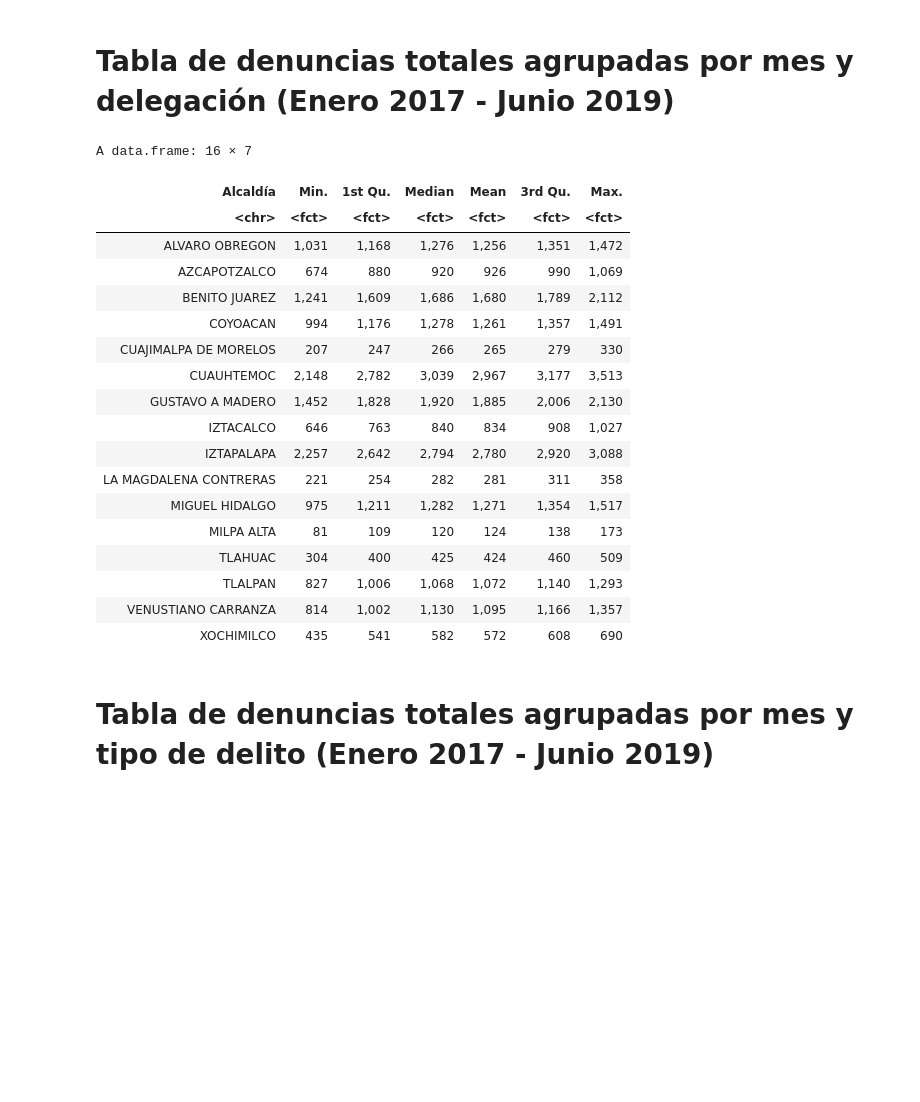
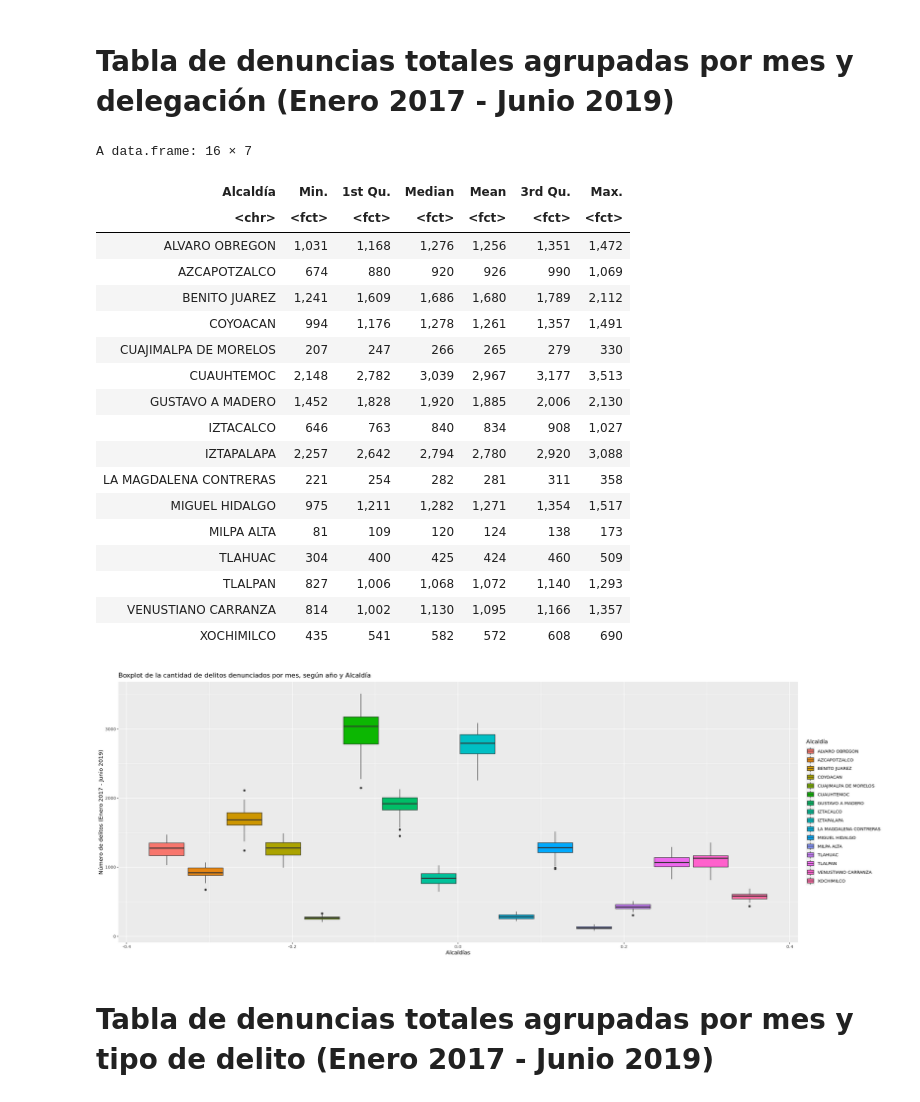
Before and after one commit to prope-2020-gh-classroom/practica-final-por-equipos-verano-2020-itam-atos-wk, a Jupyter notebook: analisis_descriptivo.ipynb, the cells around one changed output. Saved outputs shown, nothing was run; the diff lists cells and outputs as text; code cells hidden in the pictures; blank space fills up the shorter version.

```diff
--- a/analisis_descriptivo.ipynb
+++ b/analisis_descriptivo.ipynb
@@ -48,34 +48,43 @@ delitos <- readRDS('datos_delitos.rds') %>%
 # %% [markdown]
 # Tabla de denuncias totales agrupadas por mes y delegación (Enero 2017 - Junio 2019)
 # %%
-delitos %>%
+(d.alc <- delitos %>%
     group_by(alcaldia_hechos, año, mes) %>%
-    tally(sort = TRUE) %>%
+    tally(sort = TRUE)) %>%
     with(sapply(split(n,alcaldia_hechos),summary)) %>%
     t() %>%
     format(digits = 2, big.mark = ',') %>%
     as.data.frame() %>%
     rownames_to_column(var = 'Alcaldía')
+
+ggplot(d.alc,aes(n)) +
+    geom_boxplot(aes(fill = alcaldia_hechos)) +
+    coord_flip() +
+    labs(x = 'Número de delitos (Enero 2017 - Junio 2019)',
+         y = 'Alcaldías',
+         title = 'Boxplot de la cantidad de delitos denunciados por mes, según año y Alcaldía',
+         fill = 'Alcaldía')
 # %% [output]
 A data.frame: 16 × 7
 | Alcaldía | Min. | 1st Qu. | Median | Mean | 3rd Qu. | Max. |
 | <chr> | <fct> | <fct> | <fct> | <fct> | <fct> | <fct> |
 | ALVARO OBREGON | 1,031 | 1,168 | 1,276 | 1,256 | 1,351 | 1,472 |
 | AZCAPOTZALCO | 674 | 880 | 920 | 926 | 990 | 1,069 |
 | BENITO JUAREZ | 1,241 | 1,609 | 1,686 | 1,680 | 1,789 | 2,112 |
 | COYOACAN | 994 | 1,176 | 1,278 | 1,261 | 1,357 | 1,491 |
 | CUAJIMALPA DE MORELOS | 207 | 247 | 266 | 265 | 279 | 330 |
 | CUAUHTEMOC | 2,148 | 2,782 | 3,039 | 2,967 | 3,177 | 3,513 |
 | GUSTAVO A MADERO | 1,452 | 1,828 | 1,920 | 1,885 | 2,006 | 2,130 |
 | IZTACALCO | 646 | 763 | 840 | 834 | 908 | 1,027 |
 | IZTAPALAPA | 2,257 | 2,642 | 2,794 | 2,780 | 2,920 | 3,088 |
 | LA MAGDALENA CONTRERAS | 221 | 254 | 282 | 281 | 311 | 358 |
 | MIGUEL HIDALGO | 975 | 1,211 | 1,282 | 1,271 | 1,354 | 1,517 |
 | MILPA ALTA | 81 | 109 | 120 | 124 | 138 | 173 |
 | TLAHUAC | 304 | 400 | 425 | 424 | 460 | 509 |
 | TLALPAN | 827 | 1,006 | 1,068 | 1,072 | 1,140 | 1,293 |
 | VENUSTIANO CARRANZA | 814 | 1,002 | 1,130 | 1,095 | 1,166 | 1,357 |
 | XOCHIMILCO | 435 | 541 | 582 | 572 | 608 | 690 |
+[figure, added]
 # %% [markdown]
 # Tabla de denuncias totales agrupadas por mes y tipo de delito (Enero 2017 - Junio 2019)
 # %%
```
Also changed, not shown: 2 other files.
